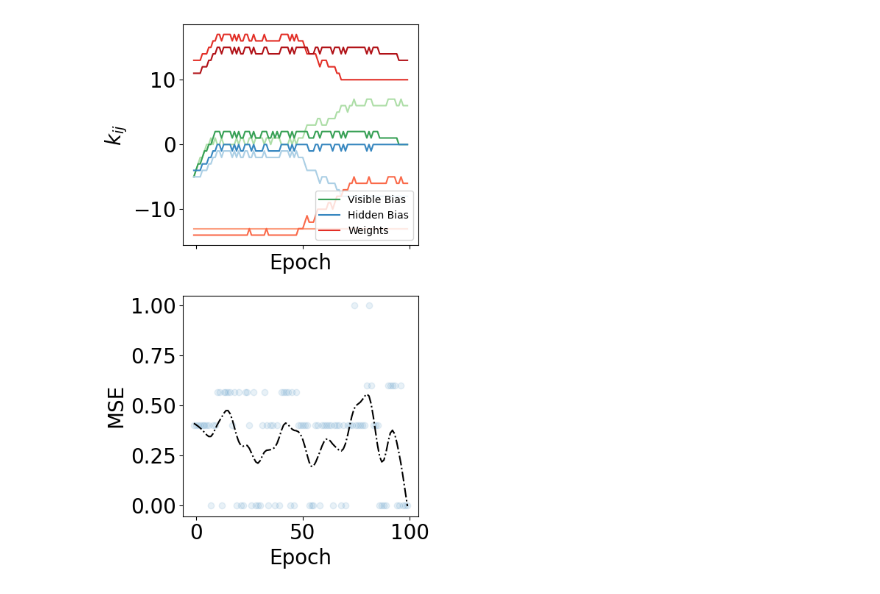
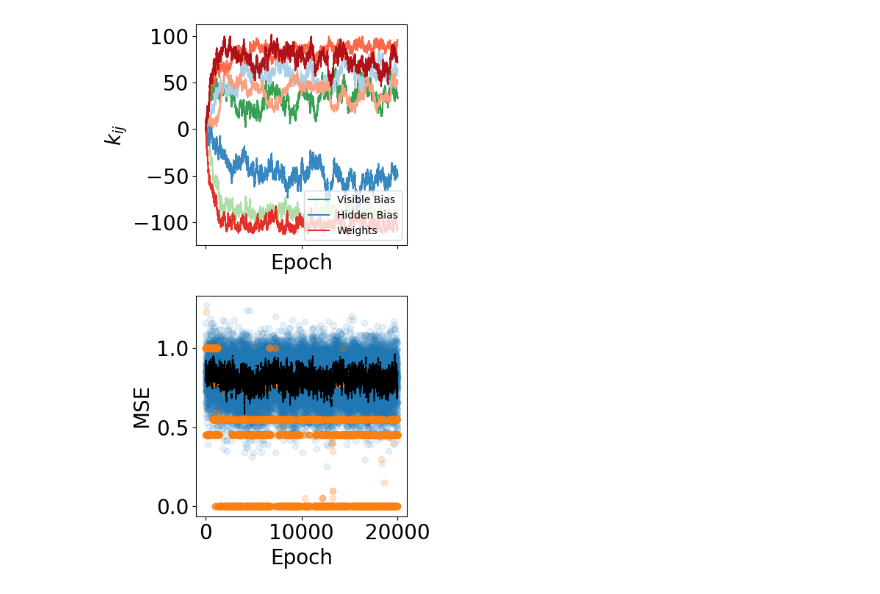
Before and after one commit to laltman2/RKM, a Jupyter notebook: Plot_training_Modular_2x2.ipynb, the cells around one changed output. Saved outputs shown, nothing was run; the diff lists cells and outputs as text; code cells hidden in the pictures.

```diff
--- a/Plot_training_Modular_2x2.ipynb
+++ b/Plot_training_Modular_2x2.ipynb
@@ -132,14 +143,13 @@ def plot_training(df):
 #     fig.tight_layout()
 #     return fig
 # %%
-# 02 is good
-df = pd.read_csv('data/trainings/test2x2_011426/train02.csv')
+# 18
+df = pd.read_csv('data/trainings/NV2NH2_500mV_detinf_L21e-4_init0_longtrain/train00.csv')
 setup(df)
 # df
+fig= plot_training(df)
+# %% [output]
+[figure, added]
-# %%
-fig = plot_training(df)
-# %% [output]
-[figure, removed]
 # %%
 step = 0
 
```
Also changed, not shown: parts of 15 cells of this notebook, 2 other files.
